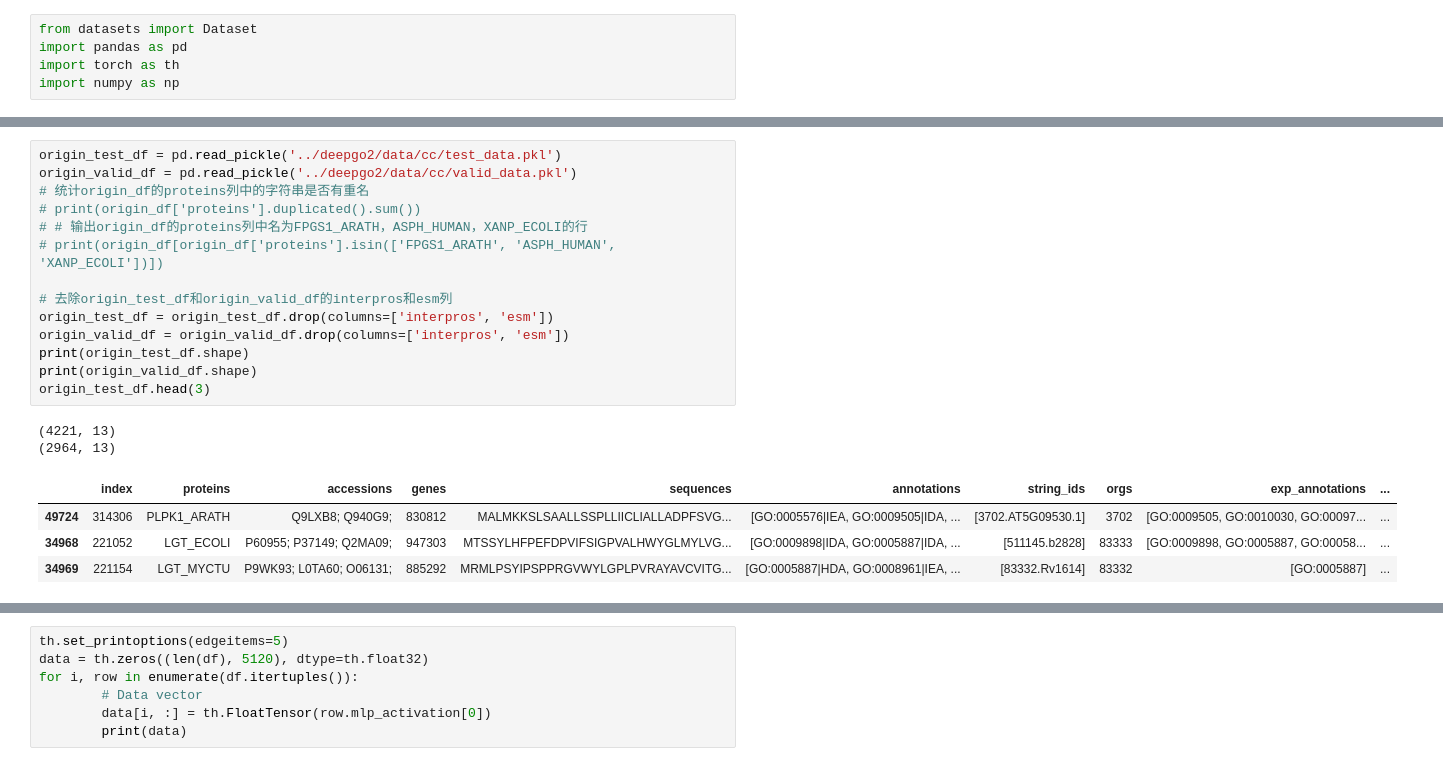
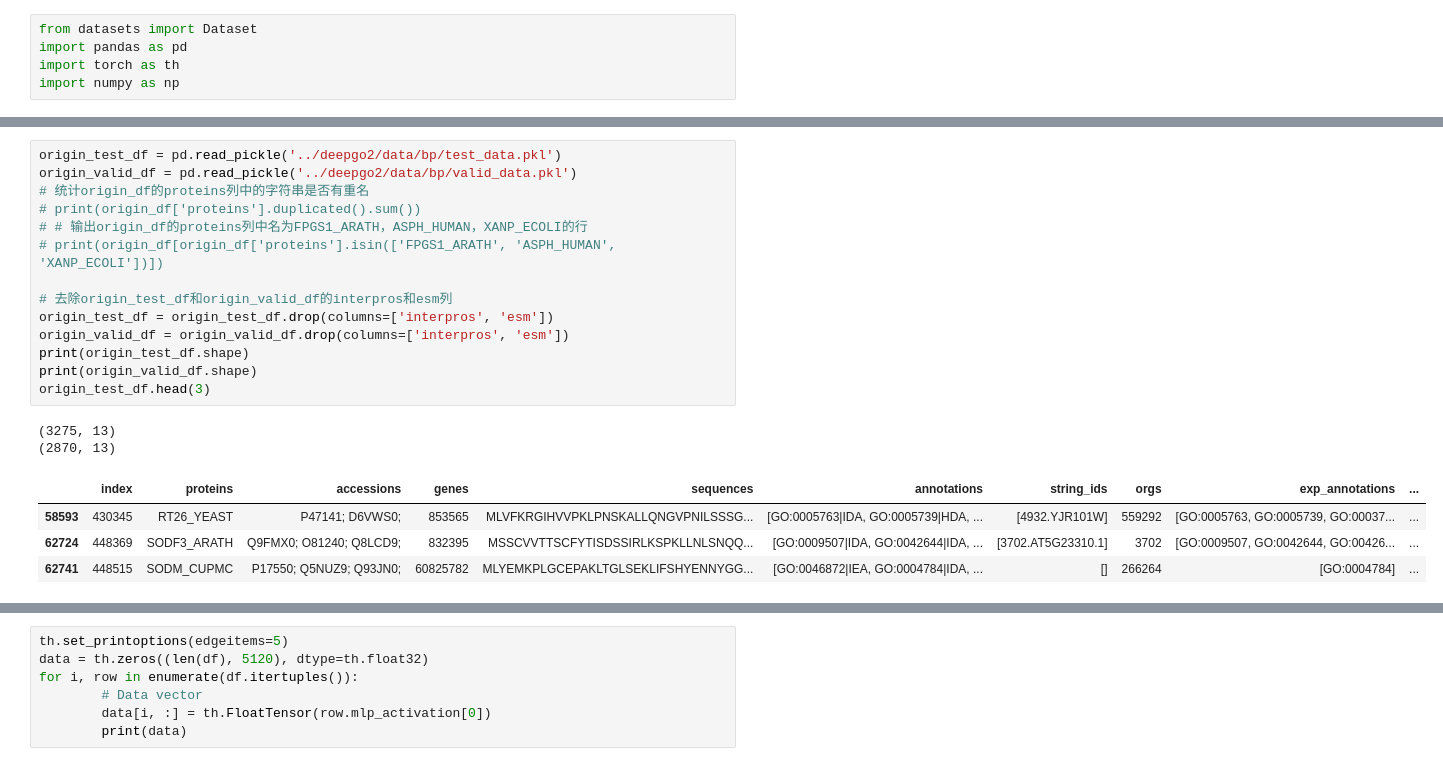
Before and after one commit to bingyang-lei/SAE4deepgo, a Jupyter notebook: Get_activate/try.ipynb, the cells around one changed output, grey strips where cells are left out. Cells and saved outputs as stored; diff of their text form.

```diff
--- a/Get_activate/try.ipynb
+++ b/Get_activate/try.ipynb
@@ -113,24 +105,24 @@ for i, row in enumerate(df_test.itertuples()):
 # %%
-origin_test_df = pd.read_pickle('../deepgo2/data/cc/test_data.pkl')
-origin_valid_df = pd.read_pickle('../deepgo2/data/cc/valid_data.pkl')
+origin_test_df = pd.read_pickle('../deepgo2/data/bp/test_data.pkl')
+origin_valid_df = pd.read_pickle('../deepgo2/data/bp/valid_data.pkl')
 # 统计origin_df的proteins列中的字符串是否有重名
 # print(origin_df['proteins'].duplicated().sum())
 # # 输出origin_df的proteins列中名为FPGS1_ARATH，ASPH_HUMAN，XANP_ECOLI的行
 # print(origin_df[origin_df['proteins'].isin(['FPGS1_ARATH', 'ASPH_HUMAN', 'XANP_ECOLI'])])
 
 # 去除origin_test_df和origin_valid_df的interpros和esm列
 origin_test_df = origin_test_df.drop(columns=['interpros', 'esm'])
 origin_valid_df = origin_valid_df.drop(columns=['interpros', 'esm'])
 print(origin_test_df.shape)
 print(origin_valid_df.shape)
 origin_test_df.head(3)
 # %% [output]
-(4221, 13)
-(2964, 13)
+(3275, 13)
+(2870, 13)
 |  | index | proteins | accessions | genes | sequences | annotations | string_ids | orgs | exp_annotations | ... |
-| 49724 | 314306 | PLPK1_ARATH | Q9LXB8; Q940G9; | 830812 | MALMKKSLSAALLSSPLLIICLIALLADPFSVG... | [GO:0005576|IEA, GO:0009505|IDA, ... | [3702.AT5G09530.1] | 3702 | [GO:0009505, GO:0010030, GO:00097... | ... |
-| 34968 | 221052 | LGT_ECOLI | P60955; P37149; Q2MA09; | 947303 | MTSSYLHFPEFDPVIFSIGPVALHWYGLMYLVG... | [GO:0009898|IDA, GO:0005887|IDA, ... | [511145.b2828] | 83333 | [GO:0009898, GO:0005887, GO:00058... | ... |
-| 34969 | 221154 | LGT_MYCTU | P9WK93; L0TA60; O06131; | 885292 | MRMLPSYIPSPPRGVWYLGPLPVRAYAVCVITG... | [GO:0005887|HDA, GO:0008961|IEA, ... | [83332.Rv1614] | 83332 | [GO:0005887] | ... |
+| 58593 | 430345 | RT26_YEAST | P47141; D6VWS0; | 853565 | MLVFKRGIHVVPKLPNSKALLQNGVPNILSSSG... | [GO:0005763|IDA, GO:0005739|HDA, ... | [4932.YJR101W] | 559292 | [GO:0005763, GO:0005739, GO:00037... | ... |
+| 62724 | 448369 | SODF3_ARATH | Q9FMX0; O81240; Q8LCD9; | 832395 | MSSCVVTTSCFYTISDSSIRLKSPKLLNLSNQQ... | [GO:0009507|IDA, GO:0042644|IDA, ... | [3702.AT5G23310.1] | 3702 | [GO:0009507, GO:0042644, GO:00426... | ... |
+| 62741 | 448515 | SODM_CUPMC | P17550; Q5NUZ9; Q93JN0; | 60825782 | MLYEMKPLGCEPAKLTGLSEKLIFSHYENNYGG... | [GO:0046872|IEA, GO:0004784|IDA, ... | [] | 266264 | [GO:0004784] | ... |
 # %%
 # 将df和origin_df合并，根据proteins列合并
 df_test = pd.merge(df_test, origin_test_df, on='proteins')
```
Also changed, not shown: parts of 17 cells of this notebook, 14 other files.
